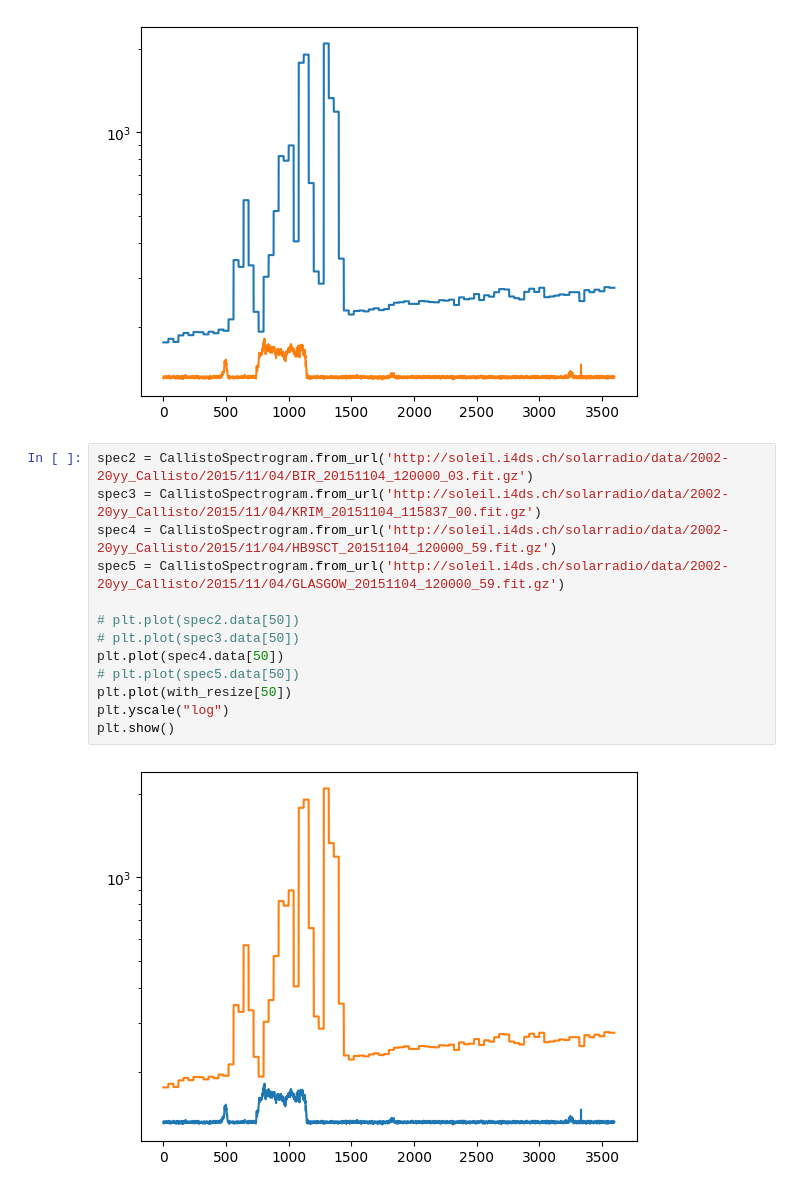
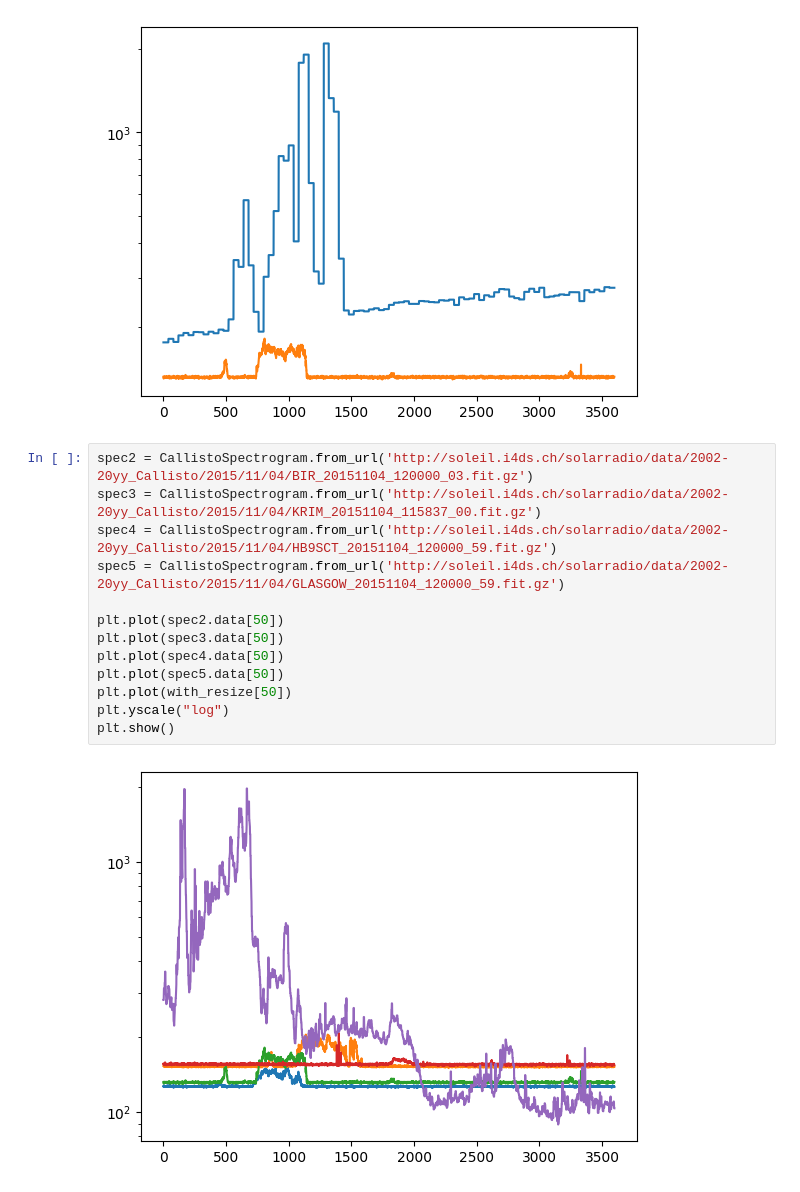
Before and after one commit to i4Ds/eCallistoValidation, a Jupyter notebook: validation/Orfees/Test_orfees.ipynb, the cells around one changed output. Drawn from its saved outputs; the diff is of its cells as text.

Commit message:
- Tested some more specs

```diff
--- a/validation/Orfees/Test_orfees.ipynb
+++ b/validation/Orfees/Test_orfees.ipynb
@@ -245,17 +246,17 @@ this is with resize function :167847.62500000003
 # %%
 spec2 = CallistoSpectrogram.from_url('http://soleil.i4ds.ch/solarradio/data/2002-20yy_Callisto/2015/11/04/BIR_20151104_120000_03.fit.gz')
 spec3 = CallistoSpectrogram.from_url('http://soleil.i4ds.ch/solarradio/data/2002-20yy_Callisto/2015/11/04/KRIM_20151104_115837_00.fit.gz')
 spec4 = CallistoSpectrogram.from_url('http://soleil.i4ds.ch/solarradio/data/2002-20yy_Callisto/2015/11/04/HB9SCT_20151104_120000_59.fit.gz')
 spec5 = CallistoSpectrogram.from_url('http://soleil.i4ds.ch/solarradio/data/2002-20yy_Callisto/2015/11/04/GLASGOW_20151104_120000_59.fit.gz')
 
-# plt.plot(spec2.data[50])
-# plt.plot(spec3.data[50])
+plt.plot(spec2.data[50])
+plt.plot(spec3.data[50])
 plt.plot(spec4.data[50])
-# plt.plot(spec5.data[50])
+plt.plot(spec5.data[50])
 plt.plot(with_resize[50])
 plt.yscale("log")
 plt.show()
 # %% [output]
-[figure, old version]
+[figure, new version]
 # %%
 fig, axs = plt.subplots(2, 2, figsize=(15, 10))
```
Also changed, not shown: parts of 4 cells of this notebook.
